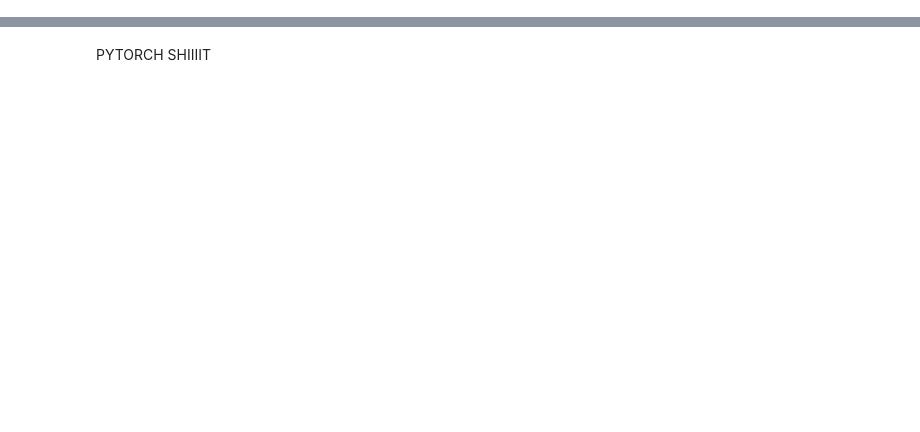
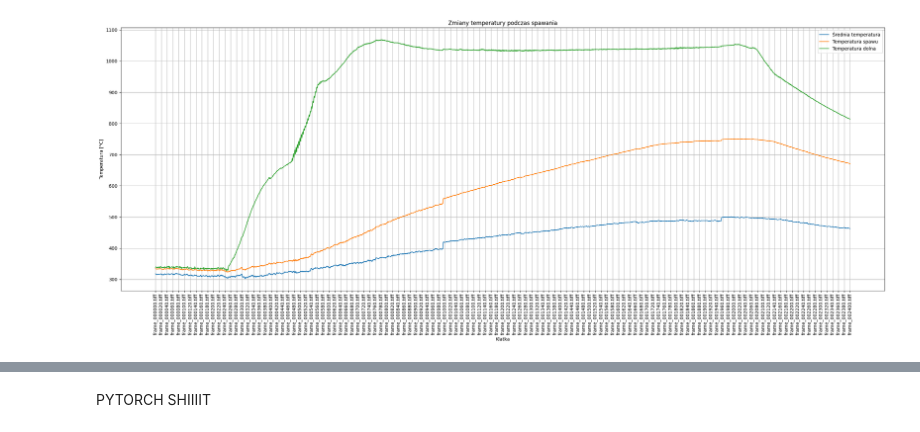
Before and after one commit to dawidburcon/weld-thermal-anomaly-detection, a Jupyter notebook: notebooks/temp_analyzer.ipynb, the cells around one changed output, grey strips where cells are left out. Cells and saved outputs as stored; diff of their text form; code cells hidden in the pictures; blank space fills up the shorter version.

Commit message:
random forest, repair temp_analyzer

```diff
--- a/notebooks/temp_analyzer.ipynb
+++ b/notebooks/temp_analyzer.ipynb
@@ -103,0 +7,89 @@ for frame_name in anomalies['Frame']:
+# %%
+import pandas as pd
+import matplotlib.pyplot as plt
+import seaborn as sns
+
+
+csv_path = f'../frames_output/{seq_file_name}/temperature_stats.csv'
+
+# Wczytaj dane
+df = pd.read_csv(csv_path)
+
+df.head()
+
+plt.figure(figsize=(24,10))
+plt.plot(df['Frame'], df['AvgTemp'], label='Średnia temperatura')
+plt.plot(df['Frame'], df['WeldAvgTemp'], label='Temperatura spawu')
+plt.plot(df['Frame'], df['BottomAvgTemp'], label='Temperatura dolna')
+step = 20
+plt.xticks(ticks=range(0, len(df), step), labels=df['Frame'][::step], rotation=90)
+
+plt.xticks(rotation=90)
+plt.xlabel('Klatka')
+plt.ylabel('Temperatura [°C]')
+plt.title('Zmiany temperatury podczas spawania')
+plt.legend()
+plt.grid()
+plt.tight_layout()
+plt.show()
+
+df['FrameNumber'] = df['Frame'].apply(lambda x: int(x.split('_')[1].split('.')[0]))
+
+# I teraz zamiast 'Frame' użyj 'FrameNumber' jako X
+# plt.figure(figsize=(20,10))
+# plt.plot(df['FrameNumber'], df['AvgTemp'], label='Średnia temperatura')
+
+# Oblicz różnicę temperatury między kolejnymi klatkami
+df['TempDiff'] = df['AvgTemp'].diff()
+
+# Wykryj anomalie: różnica większa niż próg
+threshold = 8  # możesz dostroić
+anomalies = df[df['TempDiff'].abs() > threshold]
+
+print("Wykryte anomalie:")
+print(anomalies)
+
+plt.figure(figsize=(20,10))
+plt.plot(df['Frame'], df['AvgTemp'], label='Średnia temperatura')
+plt.scatter(anomalies['Frame'], anomalies['AvgTemp'], color='red', label='Anomalie')
+
+# Ustawienia osi X
+step = 20
+plt.xticks(ticks=range(0, len(df), step), labels=df['Frame'][::step], rotation=90)
+
+plt.xticks(rotation=90)
+plt.xlabel('Klatka')
+plt.ylabel('Temperatura [°C]')
+plt.title('Detekcja anomalii temperatury')
+plt.legend()
+plt.grid()
+plt.tight_layout()
+plt.show()
+
+from PIL import Image
+import os
+
+image_folder = f'../frames_output/{seq_file_name}/preview_fixed/'
+
+for frame_name in anomalies['Frame']:
+    # Zamień nazwę pliku .tiff na .jpg (jeśli masz JPG-i)
+    frame_name_jpg = frame_name.replace('.tiff', '.jpg')
+
+    # Pełna ścieżka do pliku
+    image_path = os.path.join(image_folder, frame_name_jpg)
+
+    # Sprawdź czy plik istnieje
+    if os.path.exists(image_path):
+        # Wczytaj obraz
+        img = Image.open(image_path)
+
+        # Wyświetl obraz
+        plt.figure(figsize=(8,6))
+        plt.imshow(img)
+        plt.title(f'Anomalia: {frame_name_jpg}')
+        plt.axis('off')
+        plt.show()
+    else:
+        print(f"Nie znaleziono pliku: {frame_name_jpg}")
+# %% [output]
+[figure, added]
```
Also changed, not shown: parts of 43 cells of this notebook, 4 other files.
